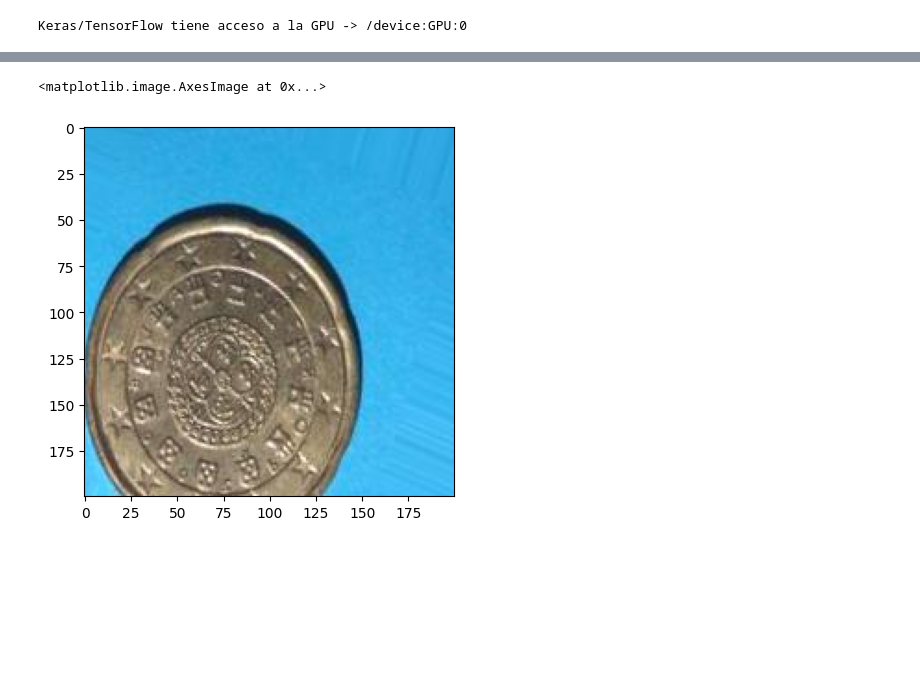
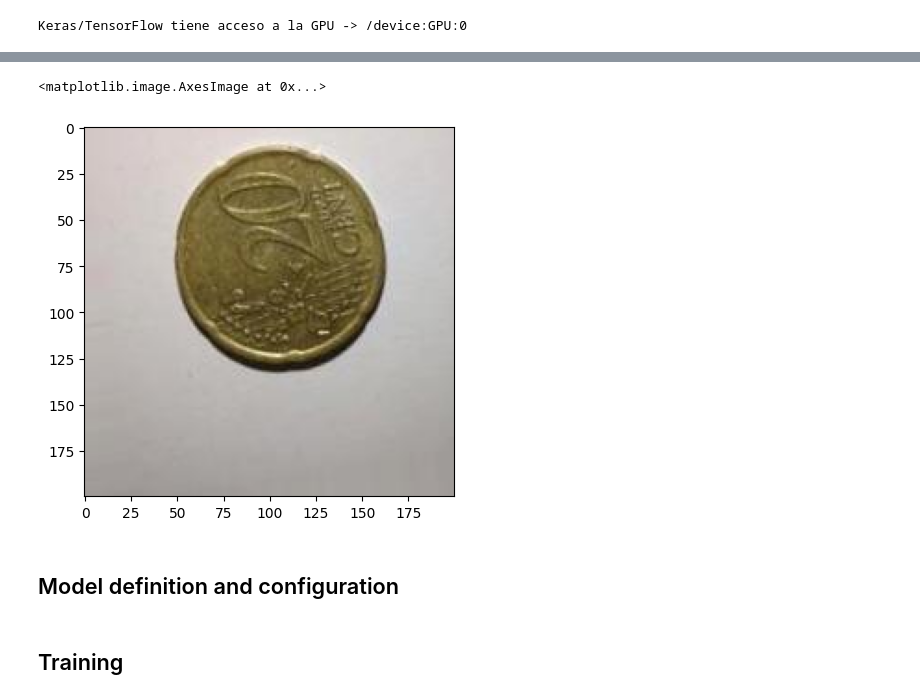
Before and after one commit to antonioap101/FSI_Practica2, a Jupyter notebook: MonedasPractica2_Antonio_Pablo.ipynb, the cells around one changed output, grey strips where cells are left out. Drawn from its saved outputs; the diff is of its cells as text; code cells hidden in the pictures; blank space fills up the shorter version.

```diff
--- a/MonedasPractica2_Antonio_Pablo.ipynb
+++ b/MonedasPractica2_Antonio_Pablo.ipynb
@@ -213,15 +194,17 @@ Using 1255 files for validation.
 # %%
 from matplotlib.pyplot import imshow
 import numpy as np
 from PIL import Image
 
 %matplotlib inline
 
-pil_im = Image.open('../datasets/coins_final/augmented_all/20c/20c_0_1703.jpeg', 'r')
+pil_im = Image.open('../datasets/coins_final/augmented_all/20c/20c_0_1691.jpeg', 'r')
 imshow(np.asarray(pil_im))
 # %% [output]
 <matplotlib.image.AxesImage at 0x...>
-[figure, old version]
+[figure, new version]
+# %% [markdown]
+## Model definition and configuration
 # %%
 # MODEL --------------------------------------------------
 
@@ -262,4 +245,6 @@ model.add(Dense(8, activation='softmax'))
 model.compile(loss=tf.keras.losses.categorical_crossentropy,
               optimizer=tf.keras.optimizers.Adam(1e-3),
               metrics=['accuracy'])
+# %% [markdown]
+## Training
 # %%
```
Also changed, not shown: parts of 44 cells of this notebook.
